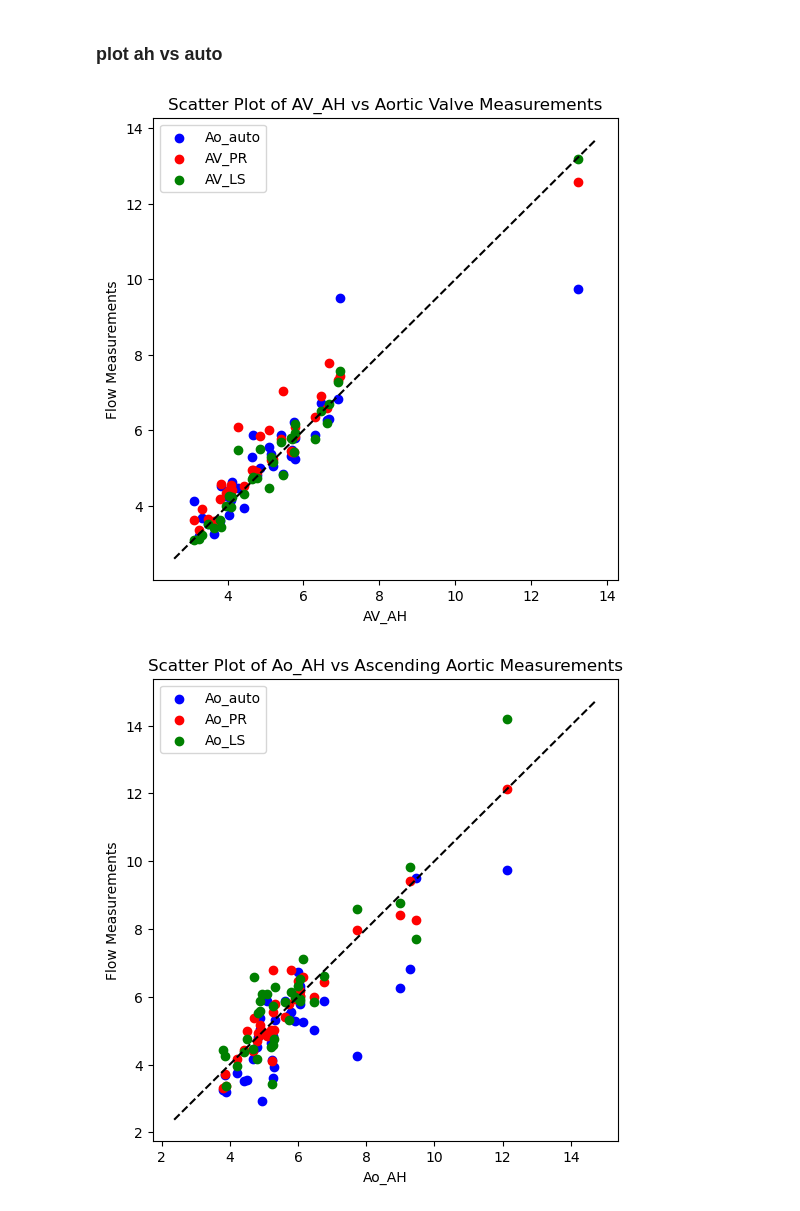
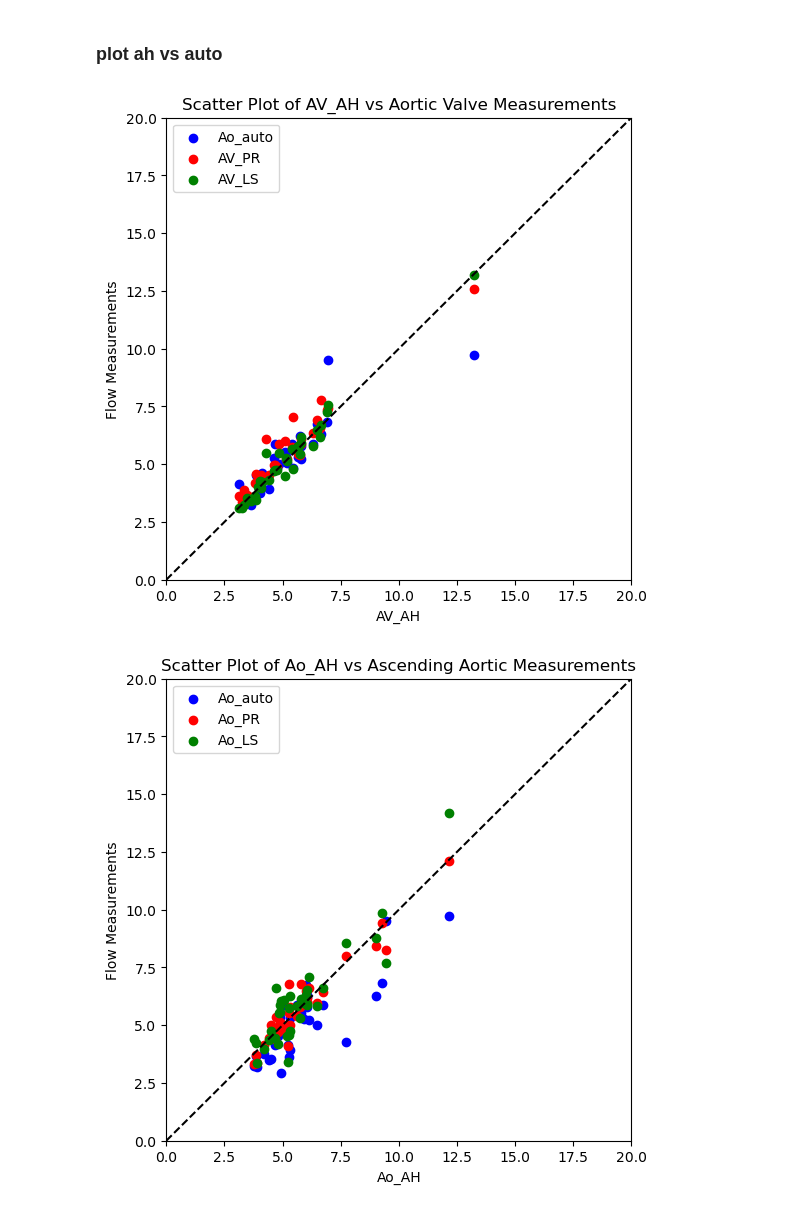
Before and after one commit to AiDALabUCSD/auto-flow_pipeline, a Jupyter notebook: src/notebooks/auto_v_human.ipynb, the cells around one changed output. Cells and saved outputs as stored; diff of their text form; code cells hidden in the pictures.

Commit message:
changed limits of plots

```diff
--- a/src/notebooks/auto_v_human.ipynb
+++ b/src/notebooks/auto_v_human.ipynb
@@ -114,29 +114,31 @@ df_ge.to_csv(COMPILED_FLOW_MEASUREMENTS_PATH_GE, index=False)
 # %%
 import matplotlib.pyplot as plt
 
 plt.figure(figsize=(6, 6))  # Make the plot square
 
 # Scatter plots for each y-column
 plt.scatter(df_ge['AV_AH'], df_ge['Ao_auto'], color='blue',  label='Ao_auto')
 plt.scatter(df_ge['AV_AH'], df_ge['AV_PR'],   color='red',   label='AV_PR')
 plt.scatter(df_ge['AV_AH'], df_ge['AV_LS'],   color='green', label='AV_LS')
+plt.xlim(0, 20)
+plt.ylim(0, 20)
 
 # Labels and legend
 plt.xlabel('AV_AH')
 plt.ylabel('Flow Measurements')
 plt.title('Scatter Plot of AV_AH vs Aortic Valve Measurements')
 plt.legend()
 
 # Add a dashed diagonal line of slope 1
 xlim = plt.xlim()
 ylim = plt.ylim()
 min_val = min(xlim[0], ylim[0])
 max_val = max(xlim[1], ylim[1])
 plt.plot([min_val, max_val], [min_val, max_val], '--', color='black')
 
 plt.show()
 # %% [output]
-[figure, old version]
+[figure, new version]
 # %%
 import matplotlib.pyplot as plt
 
@@ -146,6 +148,8 @@ plt.figure(figsize=(6, 6))  # Make the plot square
 plt.scatter(df_ge['Ao_AH'], df_ge['Ao_auto'], color='blue', label='Ao_auto')
 plt.scatter(df_ge['Ao_AH'], df_ge['Ao_PR'],   color='red',  label='Ao_PR')
 plt.scatter(df_ge['Ao_AH'], df_ge['Ao_LS'],   color='green',label='Ao_LS')
+plt.xlim(0, 20)
+plt.ylim(0, 20)
 
 # Labels and legend
 plt.xlabel('Ao_AH')
@@ -162,4 +166,4 @@ plt.plot([min_val, max_val], [min_val, max_val], '--', color='black')
 
 plt.show()
 # %% [output]
-[figure, old version]
+[figure, new version]
```
Also changed, not shown: parts of 4 cells of this notebook.
